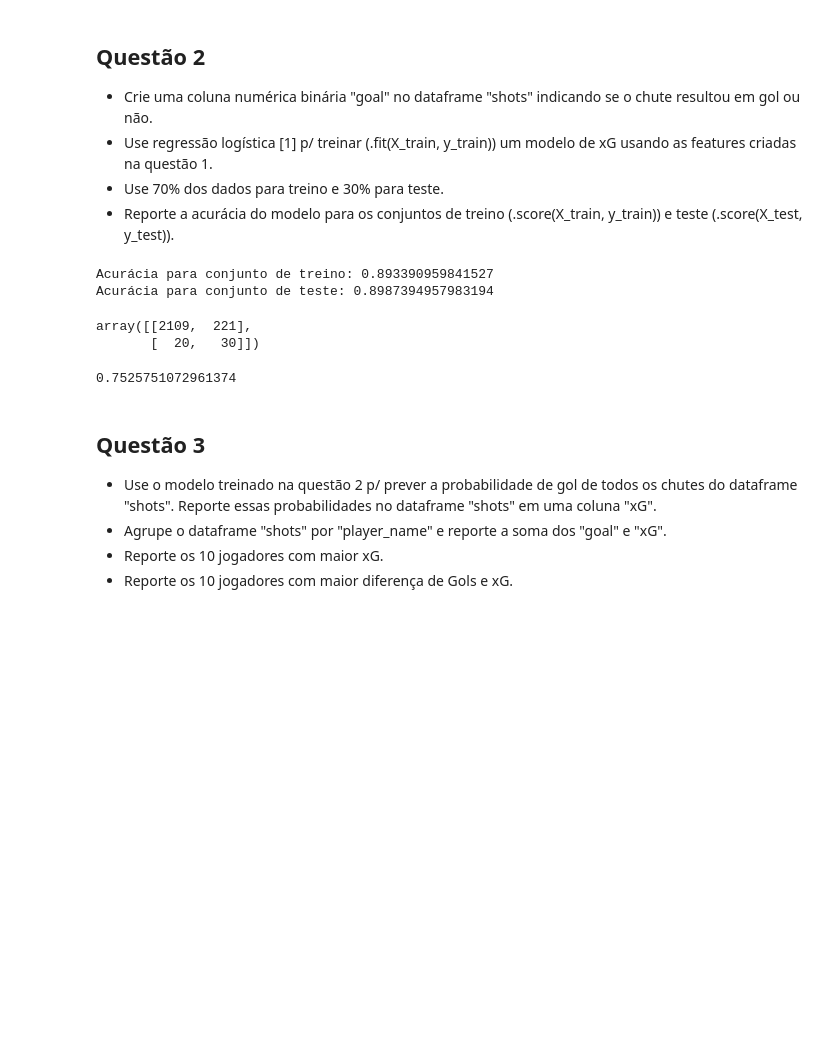
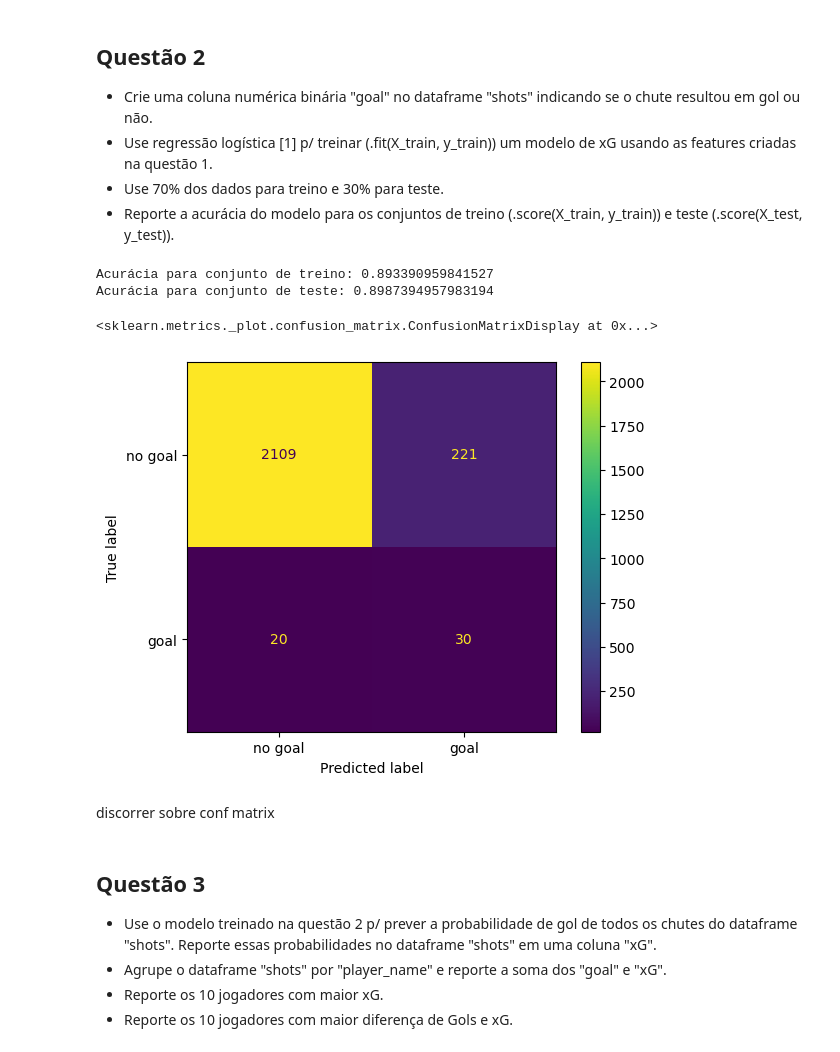
Before and after one commit to lframosferreira/soccer-analytics-notebooks, a Jupyter notebook: atv04/luis_felipe_ramos_ferreira.ipynb, the cells around one changed output. Drawn from its saved outputs; the diff is of its cells as text; code cells hidden in the pictures; blank space fills up the shorter version.

Commit message:
[NEW] conf matrix added to plot

```diff
--- a/atv04/luis_felipe_ramos_ferreira.ipynb
+++ b/atv04/luis_felipe_ramos_ferreira.ipynb
@@ -144,18 +144,18 @@ clf.fit(X_train, y_train)
 
 print(f"Acurácia para conjunto de treino: {clf.score(X_train, y_train)}")
 print(f"Acurácia para conjunto de teste: {clf.score(X_test, y_test)}")
-cm = confusion_matrix(clf.predict(X_test), y_test)
-cm
 # %% [output]
 Acurácia para conjunto de treino: 0.893390959841527
 Acurácia para conjunto de teste: 0.8987394957983194
-array([[2109,  221],
-       [  20,   30]])
-# %%
-fpr, tpr, thresholds = roc_curve(clf.predict(X_test), y_test)
-auc(fpr, tpr)
-# %% [output]
-0.7525751072961374
+# %%
+confusion_matrix: np.array = metrics.confusion_matrix(clf.predict(X_test), y_test)
+cm_display = metrics.ConfusionMatrixDisplay(confusion_matrix = confusion_matrix, display_labels = ["no goal", "goal"])
+cm_display.plot()
+# %% [output]
+<sklearn.metrics._plot.confusion_matrix.ConfusionMatrixDisplay at 0x...>
+[figure, added]
+# %% [markdown]
+discorrer sobre conf matrix
 # %% [markdown]
 ## Questão 3
 - Use o modelo treinado na questão 2 p/ prever a probabilidade de gol de todos os chutes do dataframe "shots". Reporte essas probabilidades no dataframe "shots" em uma coluna "xG".
```
Also changed, not shown: parts of 2 cells of this notebook.
